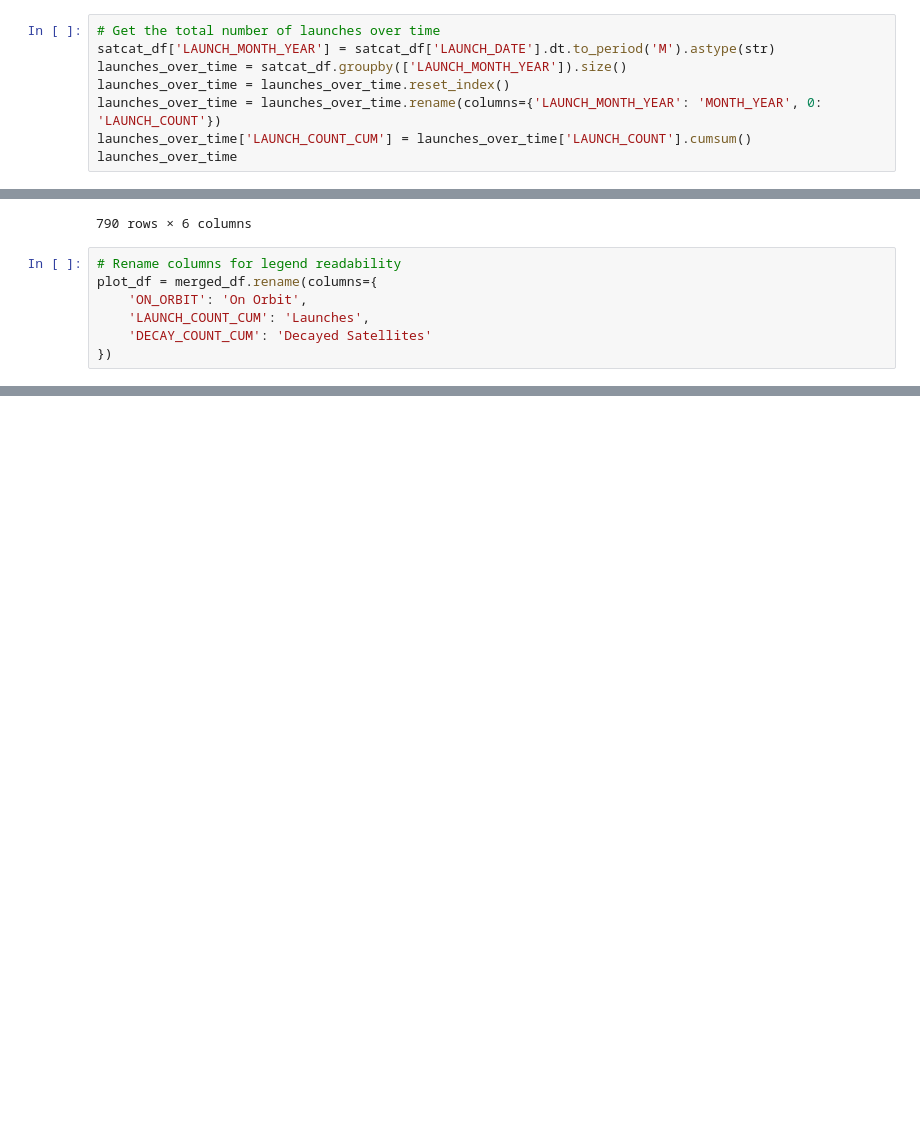
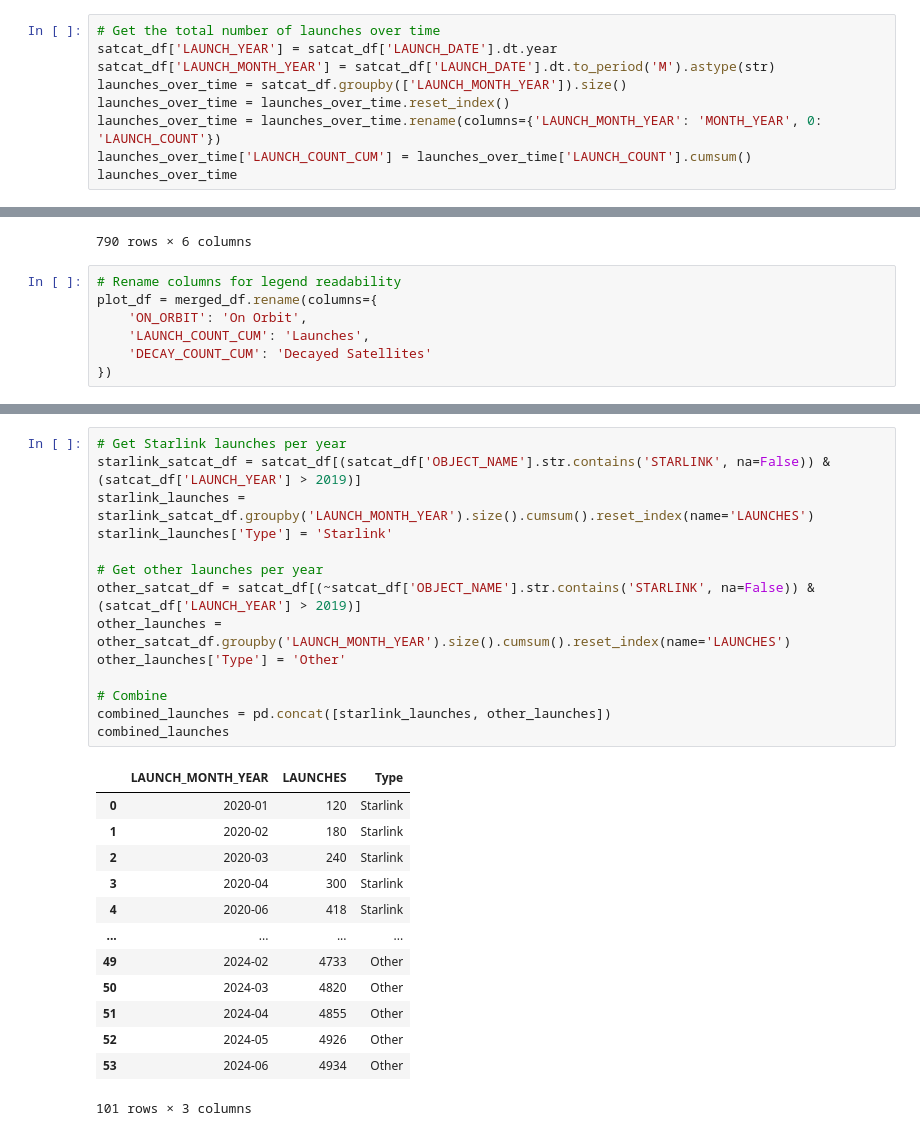
Before and after one commit to donnafarris/aso_eda, a Jupyter notebook: notebooks/satellite_growth_over_time.ipynb, the cells around one changed output, grey strips where cells are left out. Cells and saved outputs as stored; diff of their text form; blank space fills up the shorter version.

```diff
--- a/notebooks/secondary_eda.ipynb
+++ b/notebooks/satellite_growth_over_time.ipynb
@@ -52,6 +52,7 @@ inactive_sats.shape
 (49751, 17)
 # %%
 # Get the total number of launches over time
+satcat_df['LAUNCH_YEAR'] = satcat_df['LAUNCH_DATE'].dt.year
 satcat_df['LAUNCH_MONTH_YEAR'] = satcat_df['LAUNCH_DATE'].dt.to_period('M').astype(str)
 launches_over_time = satcat_df.groupby(['LAUNCH_MONTH_YEAR']).size()
 launches_over_time = launches_over_time.reset_index()
@@ -135 +145,29 @@ fig = px.line(
 fig.show()
+# %%
+# Get Starlink launches per year
+starlink_satcat_df = satcat_df[(satcat_df['OBJECT_NAME'].str.contains('STARLINK', na=False)) & (satcat_df['LAUNCH_YEAR'] > 2019)]
+starlink_launches = starlink_satcat_df.groupby('LAUNCH_MONTH_YEAR').size().cumsum().reset_index(name='LAUNCHES')
+starlink_launches['Type'] = 'Starlink'
+
+# Get other launches per year
+other_satcat_df = satcat_df[(~satcat_df['OBJECT_NAME'].str.contains('STARLINK', na=False)) & (satcat_df['LAUNCH_YEAR'] > 2019)]
+other_launches = other_satcat_df.groupby('LAUNCH_MONTH_YEAR').size().cumsum().reset_index(name='LAUNCHES')
+other_launches['Type'] = 'Other'
+
+# Combine
+combined_launches = pd.concat([starlink_launches, other_launches])
+combined_launches
+# %% [output]
+|  | LAUNCH_MONTH_YEAR | LAUNCHES | Type |
+| 0 | 2020-01 | 120 | Starlink |
+| 1 | 2020-02 | 180 | Starlink |
+| 2 | 2020-03 | 240 | Starlink |
+| 3 | 2020-04 | 300 | Starlink |
+| 4 | 2020-06 | 418 | Starlink |
+| ... | ... | ... | ... |
+| 49 | 2024-02 | 4733 | Other |
+| 50 | 2024-03 | 4820 | Other |
+| 51 | 2024-04 | 4855 | Other |
+| 52 | 2024-05 | 4926 | Other |
+| 53 | 2024-06 | 4934 | Other |
+101 rows × 3 columns
```
Also changed, not shown: parts of 2 cells of this notebook, 10 other files.
